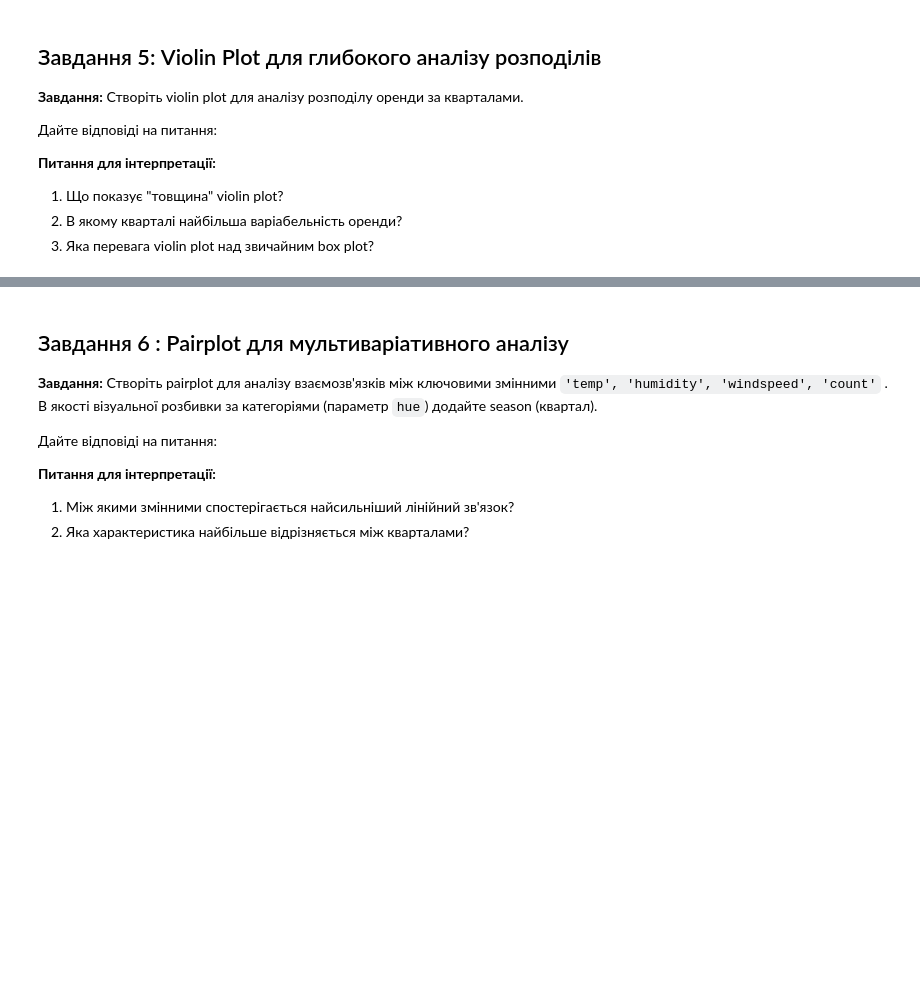
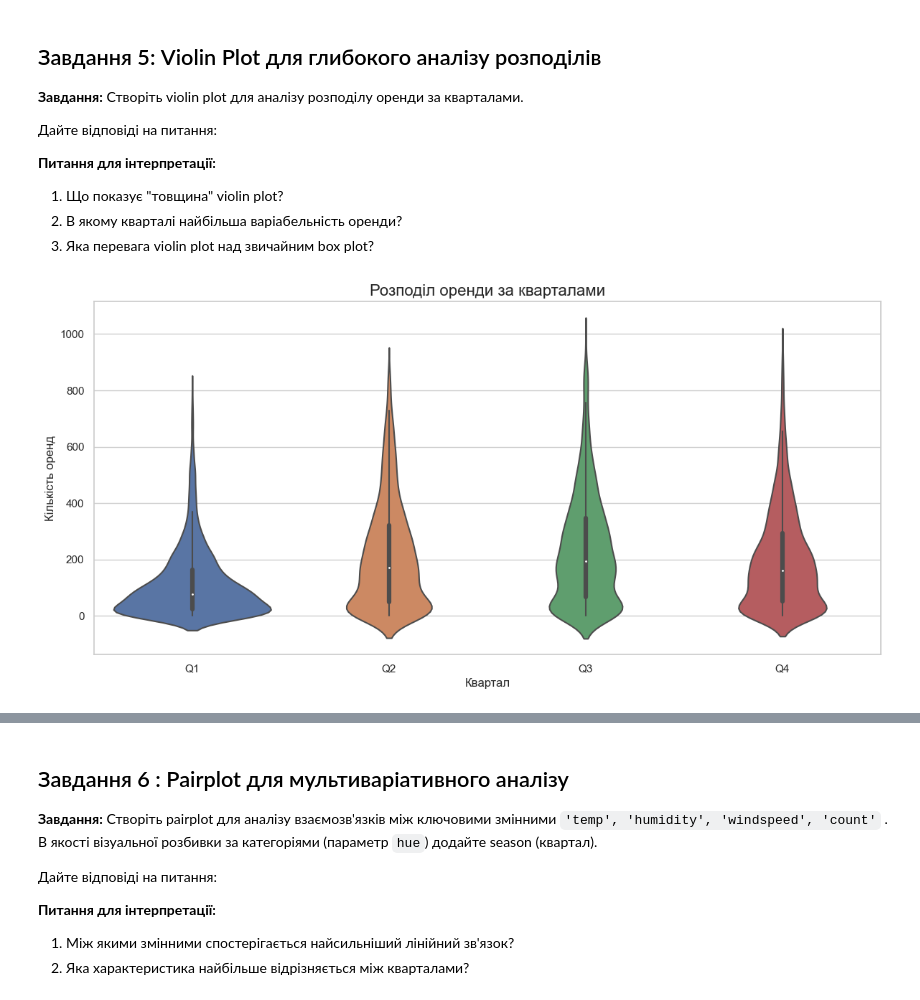
Before and after one commit to OlenaBabko/DataAnalytics_DataLovesAcademy, a Jupyter notebook: modul_11_Visualisation_Matplotlib_Seaborn_Plotly/hw/HW_11_3_Stat_Visual_Seaborn.ipynb, the cells around one changed output, grey strips where cells are left out. Drawn from its saved outputs; the diff is of its cells as text; code cells hidden in the pictures; blank space fills up the shorter version.

Commit message:
hw3 Stat visual Seaborn (tasks 5-7)

```diff
--- a/modul_11_Visualisation_Matplotlib_Seaborn_Plotly/hw/HW_11_3_Stat_Visual_Seaborn.ipynb
+++ b/modul_11_Visualisation_Matplotlib_Seaborn_Plotly/hw/HW_11_3_Stat_Visual_Seaborn.ipynb
@@ -329,3 +321,27 @@ windspeed має дуже слабку кореляцію з count 0.10 та з
 1. Що показує "товщина" violin plot?
 2. В якому кварталі найбільша варіабельність оренди?
 3. Яка перевага violin plot над звичайним box plot?
+# %%
+season_labels = {
+    1: "Q1",
+    2: "Q2",
+    3: "Q3",
+    4: "Q4"
+}
+# %%
+df["season_name"] = df["season"].map(season_labels)
+# %%
+plt.figure(figsize=(12, 6))
+
+sns.violinplot(
+    data=df, x="season_name", y="count",  inner="box", order=["Q1", "Q2", "Q3", "Q4"])
+
+plt.title("Розподіл оренди за кварталами", fontsize=16)
+plt.xlabel("Квартал")
+plt.ylabel("Кількість оренд")
+plt.tight_layout()
+
+plt.savefig("violin_plot_seaborn.png", dpi=300, bbox_inches="tight")
+plt.show()
+# %% [output]
+[figure, added]
```
Also changed, not shown: parts of 11 cells of this notebook.
